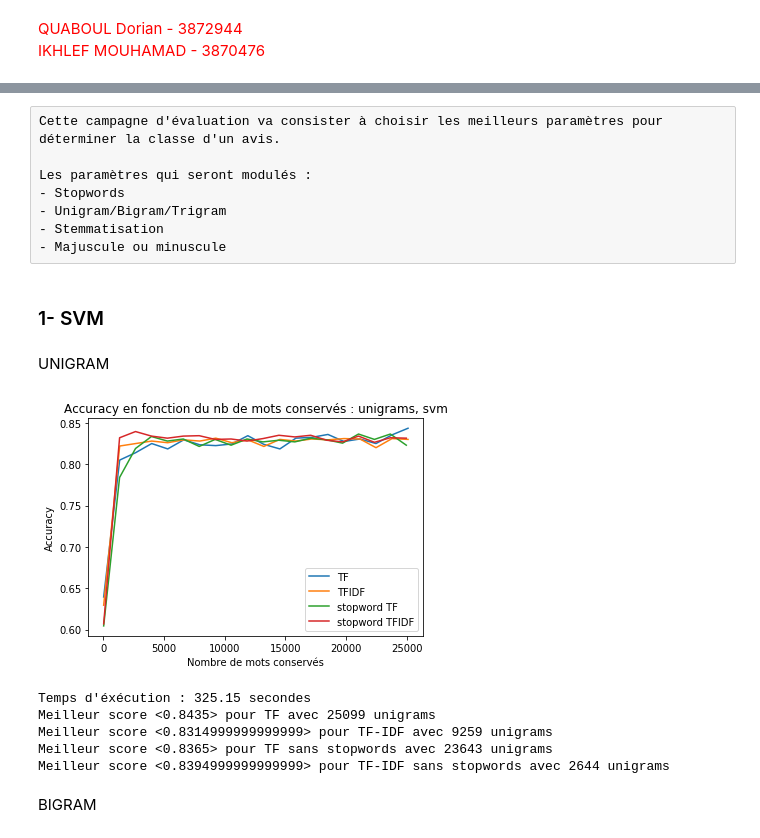
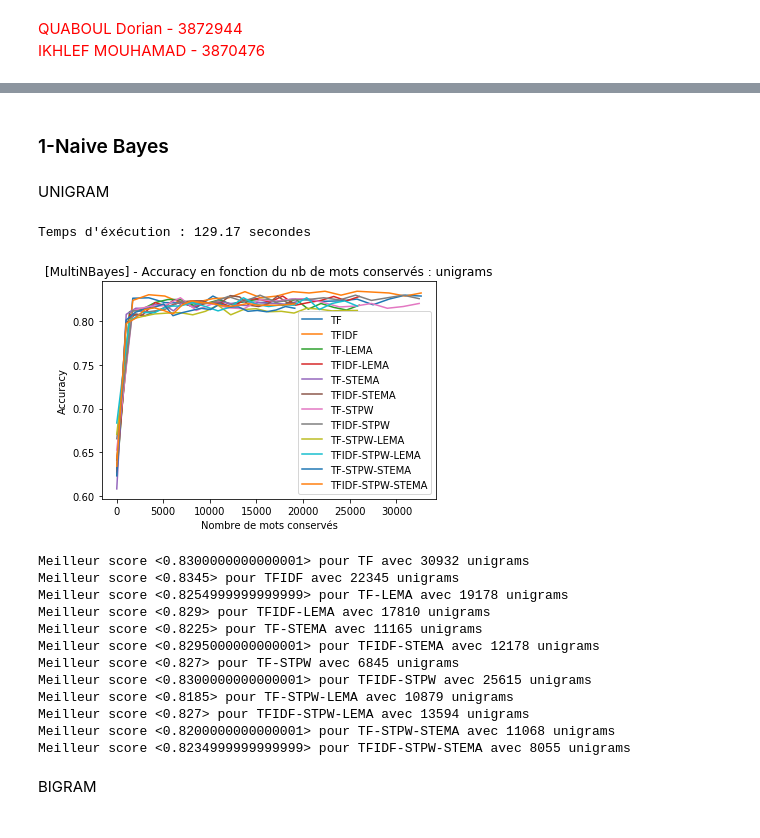
Before and after one commit to Dorian25/TAL2020, a Jupyter notebook: AnalyseSentiment/analyse_sentiments_quaboul_ikhlef.ipynb, the cells around one changed output, grey strips where cells are left out. Cells and saved outputs as stored; diff of their text form; code cells hidden in the pictures.

```diff
--- a/AnalyseSentiment/analyse_sentiments_quaboul_ikhlef.ipynb
+++ b/AnalyseSentiment/analyse_sentiments_quaboul_ikhlef.ipynb
@@ -158,0 +405,2 @@ plt.show()
+# %%
+best_multinb = findBestHyperParam("[bayes]", X, labels)
@@ -187,8 +523,0 @@ def get_len_vocab(corpus, ngram, stop_words = None):
-# %% [raw]
-Cette campagne d'évaluation va consister à choisir les meilleurs paramètres pour déterminer la classe d'un avis.
-
-Les paramètres qui seront modulés :
-- Stopwords
-- Unigram/Bigram/Trigram
-- Stemmatisation
-- Majuscule ou minuscule
@@ -251,15 +524,23 @@ def campagne_evaluation(corpus, labels, stop_words, ngram, classifieur):
 # %% [markdown]
-### 1- SVM
+### 1-Naive Bayes
 # %% [markdown]
 UNIGRAM
-# %%
-svm1 = campagne_evaluation(corpus_train, np.array(lab_pos+lab_neg), stopwords.words('english'), 1, "svm")
-# %% [output]
-[figure, removed]
-Temps d'éxécution : 325.15 secondes
-Meilleur score <0.8435> pour TF avec 25099 unigrams
-Meilleur score <0.8314999999999999> pour TF-IDF avec 9259 unigrams
-Meilleur score <0.8365> pour TF sans stopwords avec 23643 unigrams
-Meilleur score <0.8394999999999999> pour TF-IDF sans stopwords avec 2644 unigrams
+# %%
+bayes1 = campagne_evaluation(all_corpus, np.array(labels), fusion_stopwords, 1, "[MultiNBayes]",best_multinb)
+# %% [output]
+Temps d'éxécution : 129.17 secondes
+[figure, added]
+Meilleur score <0.8300000000000001> pour TF avec 30932 unigrams
+Meilleur score <0.8345> pour TFIDF avec 22345 unigrams
+Meilleur score <0.8254999999999999> pour TF-LEMA avec 19178 unigrams
+Meilleur score <0.829> pour TFIDF-LEMA avec 17810 unigrams
+Meilleur score <0.8225> pour TF-STEMA avec 11165 unigrams
+Meilleur score <0.8295000000000001> pour TFIDF-STEMA avec 12178 unigrams
+Meilleur score <0.827> pour TF-STPW avec 6845 unigrams
+Meilleur score <0.8300000000000001> pour TFIDF-STPW avec 25615 unigrams
+Meilleur score <0.8185> pour TF-STPW-LEMA avec 10879 unigrams
+Meilleur score <0.827> pour TFIDF-STPW-LEMA avec 13594 unigrams
+Meilleur score <0.8200000000000001> pour TF-STPW-STEMA avec 11068 unigrams
+Meilleur score <0.8234999999999999> pour TFIDF-STPW-STEMA avec 8055 unigrams
 # %% [markdown]
 BIGRAM
```
Also changed, not shown: parts of 91 cells of this notebook, 36 other files.
